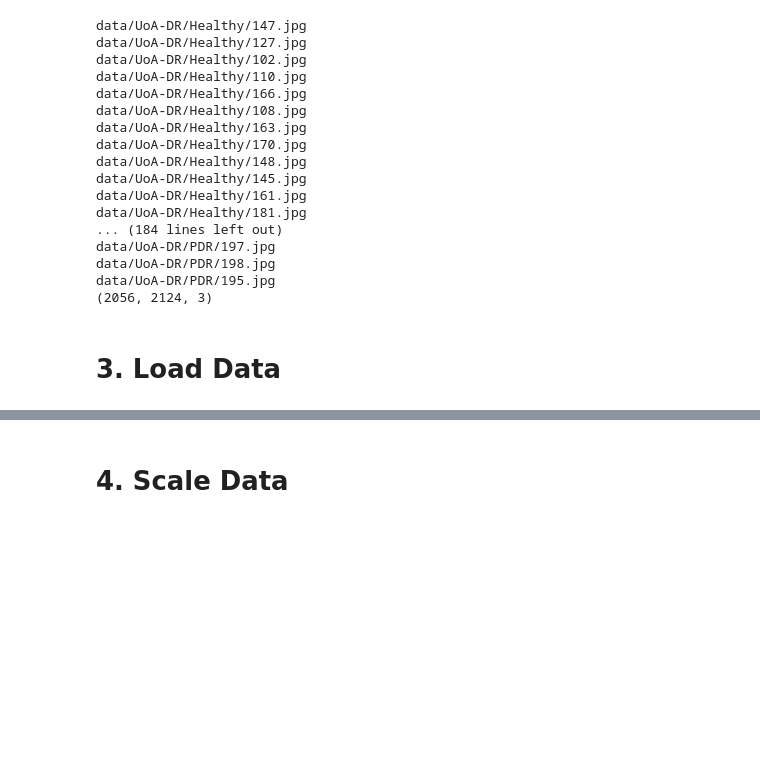
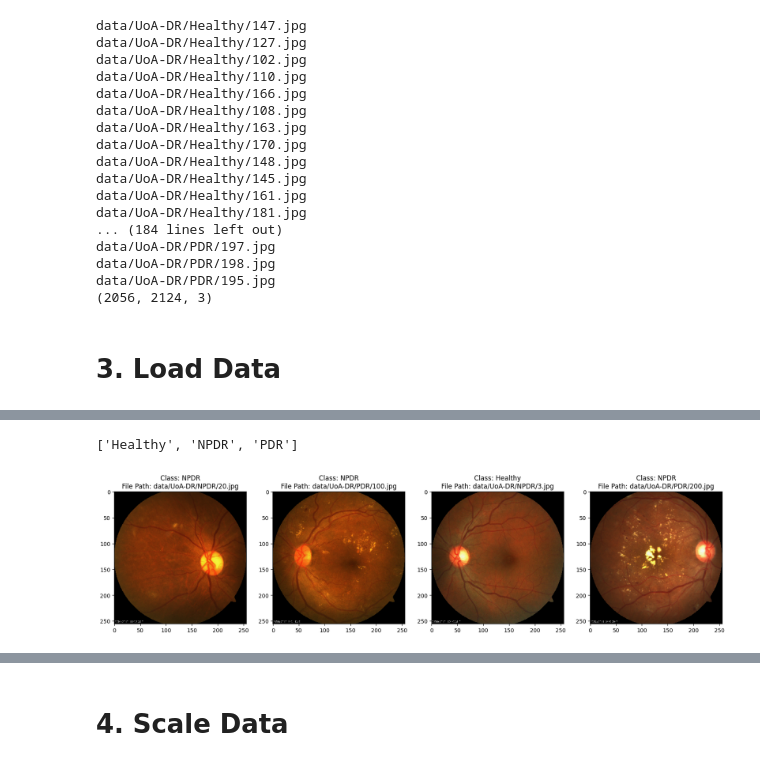
Before and after one commit to yiyangjessieyu/Deep-Learning-Image-Classifier, a Jupyter notebook: Getting Started.ipynb, the cells around one changed output, grey strips where cells are left out. Drawn from its saved outputs; the diff is of its cells as text; code cells hidden in the pictures; blank space fills up the shorter version.

```diff
--- a/Getting Started.ipynb
+++ b/Getting Started.ipynb
@@ -200,3 +200,22 @@ Filename: data/UoA-DR/Healthy/157.jpg
+# %%
+fig, ax = plt.subplots(ncols=4, figsize=(20,20))
+
+print(class_labels)
+
+for idx, img in enumerate(batch[0][:4]):
+    class_index = batch[1][idx]
+    class_name = class_labels[class_index]  # Get the class name from class_labels
+
+    image_filename = os.path.basename(data.file_paths[idx])
+    file_path = data.file_paths[idx]
+
+    ax[idx].imshow(img.astype(int))
+    ax[idx].set_title(f"Class: {class_name}\nFile Path: {file_path}")
+
+plt.show()
+# %% [output]
+['Healthy', 'NPDR', 'PDR']
+[figure, added]
 # %%
 fig, ax = plt.subplots(ncols=4, figsize=(20,20))
 for idx, img in enumerate(batch[0][:4]):
```
Also changed, not shown: parts of 14 cells of this notebook, 5 other files.
